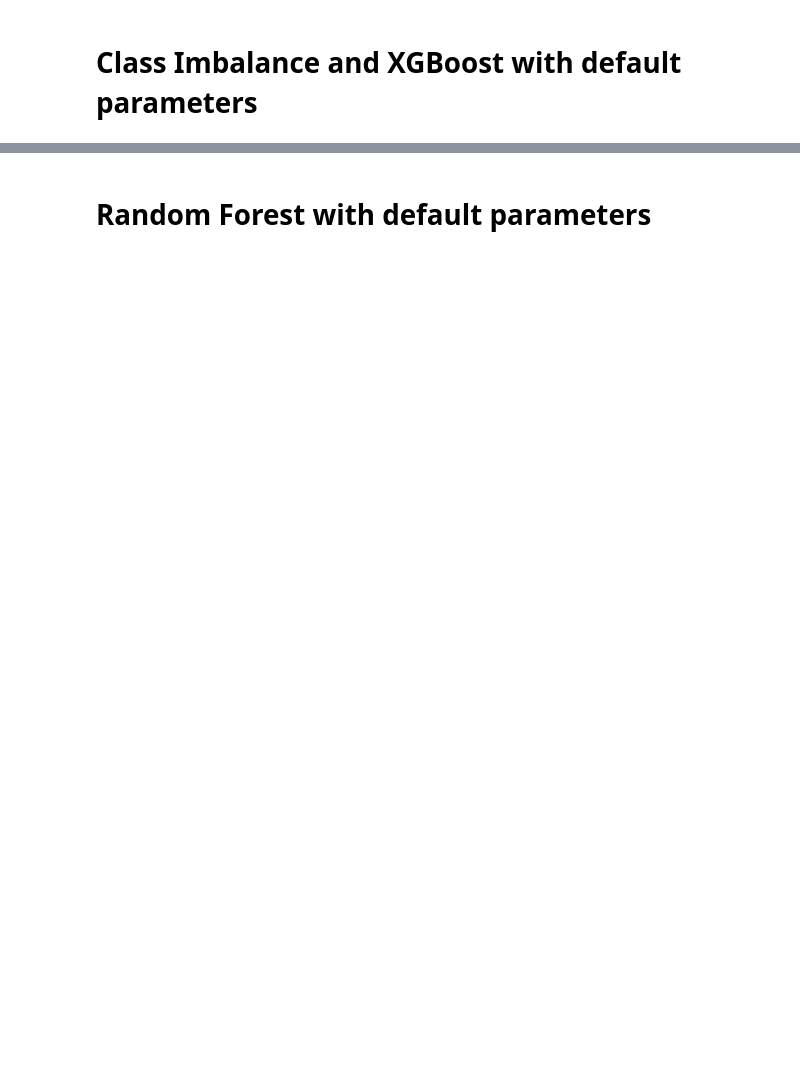
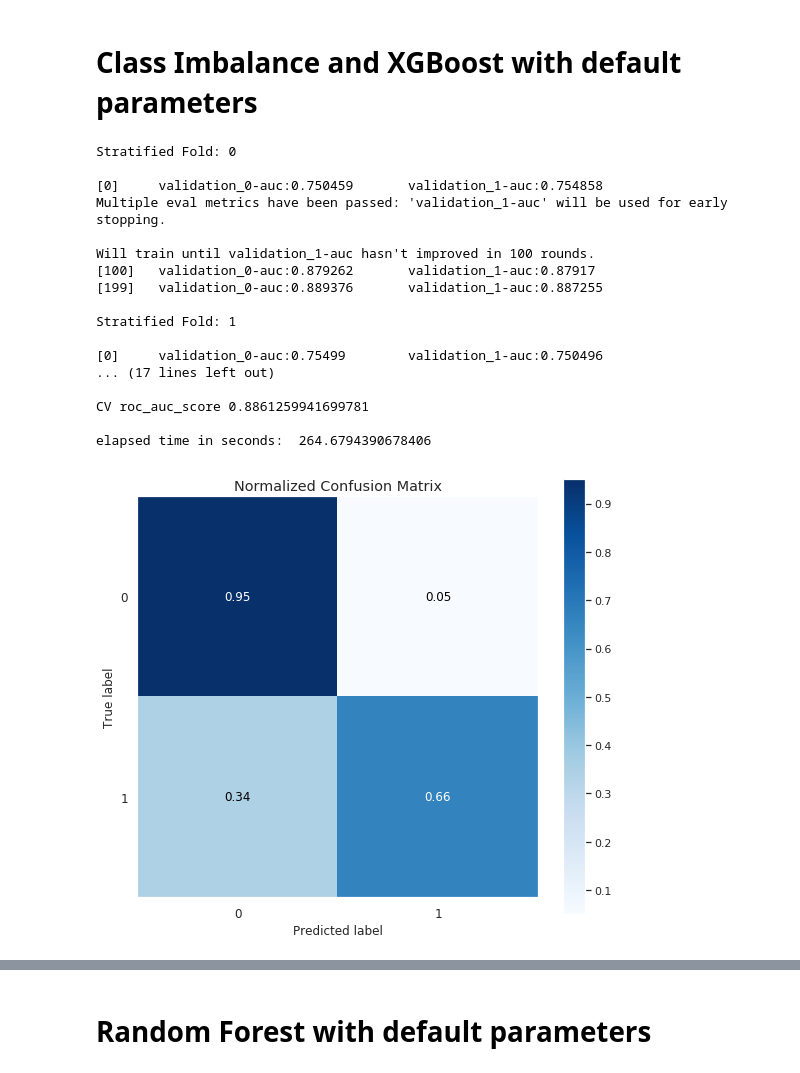
Before and after one commit to praxitelisk/CATegorical-Feature-Encoding-Challenge, a Jupyter notebook: CATegorical-feature-encoding-challenge-eda-ml.ipynb, the cells around one changed output, grey strips where cells are left out. Cells and saved outputs as stored; diff of their text form; code cells hidden in the pictures; blank space fills up the shorter version.

```diff
--- a/CATegorical-feature-encoding-challenge-eda-ml.ipynb
+++ b/CATegorical-feature-encoding-challenge-eda-ml.ipynb
@@ -500,7 +739,7 @@ import seaborn as sns
 import scikitplot as skplt
 
 # create a 80/20 split of the data
-xtrain, xvalid, ytrain, yvalid = train_test_split(X_resampled, y_resampled, random_state=42, test_size=0.2, stratified=y_resampled)
+xtrain, xvalid, ytrain, yvalid = train_test_split(X_resampled, y_resampled, random_state=42, test_size=0.2, stratify=y_resampled)
 
 import xgboost as xgb
 
@@ -523,7 +762,7 @@ for train_index, valid_index in folds.split(xtrain, ytrain):
     num_fold = num_fold + 1
     print()
 
-    clf_stra_smote_xgb = xgb.XGBClassifier(n_estimators = 4000,
+    clf_stra_smote_xgb = xgb.XGBClassifier(n_estimators = 200,
                                      objective= 'binary:logistic',
                                      nthread=-1,
                                      seed=42)
@@ -541,7 +780,7 @@ for train_index, valid_index in folds.split(xtrain, ytrain):
     predictions_probas = clf_stra_smote_xgb.predict_proba(xvalid)
     predictions_probas_list += predictions_probas/num_of_folds
 
-    predictions_test += clf_stra_smote_xgb.predict_proba(test_df[xtrain.columns])[:,1]/num_of_folds
+    predictions_test_smote_xgb += clf_stra_smote_xgb.predict_proba(test_df[xtrain.columns])[:,1]/num_of_folds
 
 
 predictions = np.argmax(predictions_probas, axis=1)
@@ -558,31 +797,50 @@ print("CV roc_auc_score", roc_auc_score(yvalid, predictions_probas_list[:,1], av
 print()
 print("elapsed time in seconds: ", time.time() - start_time)
 
 sns.set(rc={'figure.figsize':(8,8)})
 skplt.metrics.plot_confusion_matrix(yvalid, predictions, normalize=True)
 
 sns.set(rc={'figure.figsize':(8,8)})
 skplt.metrics.plot_roc(yvalid, predictions_probas)
 
 sns.set(rc={'figure.figsize':(8,8)})
 skplt.metrics.plot_ks_statistic(yvalid, predictions_probas)
 
 sns.set(rc={'figure.figsize':(8,8)})
 skplt.metrics.plot_precision_recall(yvalid, predictions_probas)
 
 sns.set(rc={'figure.figsize':(8,8)})
 skplt.metrics.plot_cumulative_gain(yvalid, predictions_probas)
 
 sns.set(rc={'figure.figsize':(8,8)})
 skplt.metrics.plot_lift_curve(yvalid, predictions_probas)
 
 sns.set(rc={'figure.figsize':(12, 38)})
-xgb.plot_importance(clf_stra_xgb, title='Feature importance', xlabel='F score', ylabel='Features')
+xgb.plot_importance(clf_stra_smote_xgb, title='Feature importance', xlabel='F score', ylabel='Features')
 
 clf_stats_df = clf_stats_df.append({"clf_name": "clf_stra_smote_xgb",
                      "F1-score":f1_score(yvalid, predictions, average = "macro"),
                      "auc-score": roc_auc_score(yvalid, predictions_probas_list[:,1], average = "macro")}, ignore_index=True)
 
 print()
 import gc
 gc.collect();
+# %% [output]
+Stratified Fold: 0
+
+[0]     validation_0-auc:0.750459       validation_1-auc:0.754858
+Multiple eval metrics have been passed: 'validation_1-auc' will be used for early stopping.
+
+Will train until validation_1-auc hasn't improved in 100 rounds.
+[100]   validation_0-auc:0.879262       validation_1-auc:0.87917
+[199]   validation_0-auc:0.889376       validation_1-auc:0.887255
+
+Stratified Fold: 1
+
+[0]     validation_0-auc:0.75499        validation_1-auc:0.750496
+... (17 lines left out)
+
+CV roc_auc_score 0.8861259941699781
+
+elapsed time in seconds:  264.6794390678406
+[figure, added]
```
Also changed, not shown: parts of 30 cells of this notebook.
